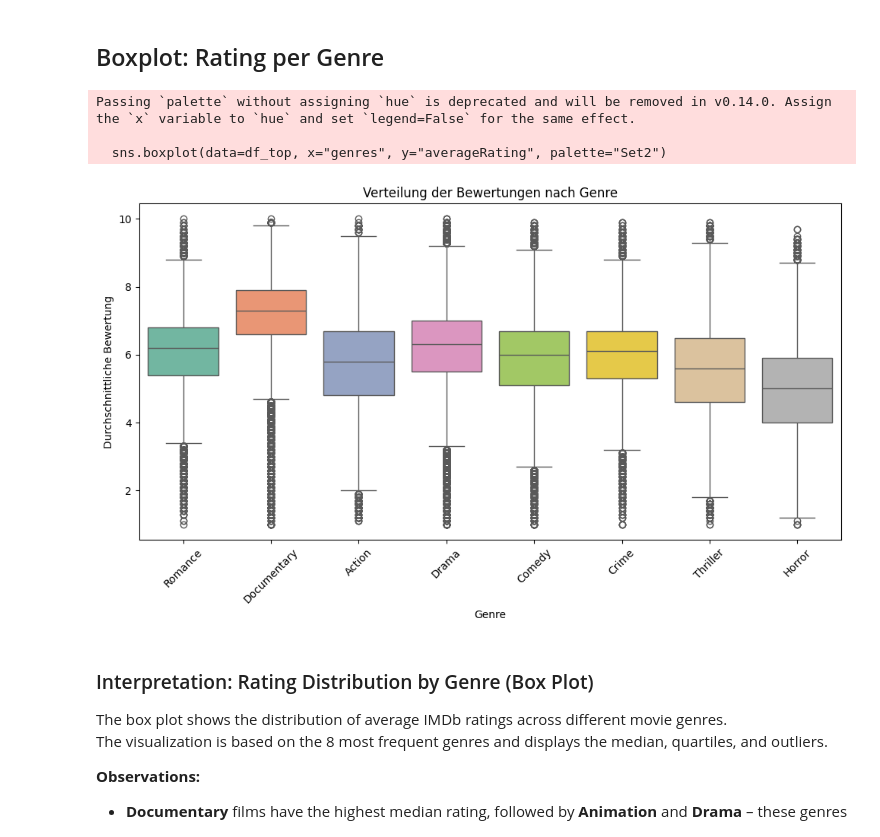
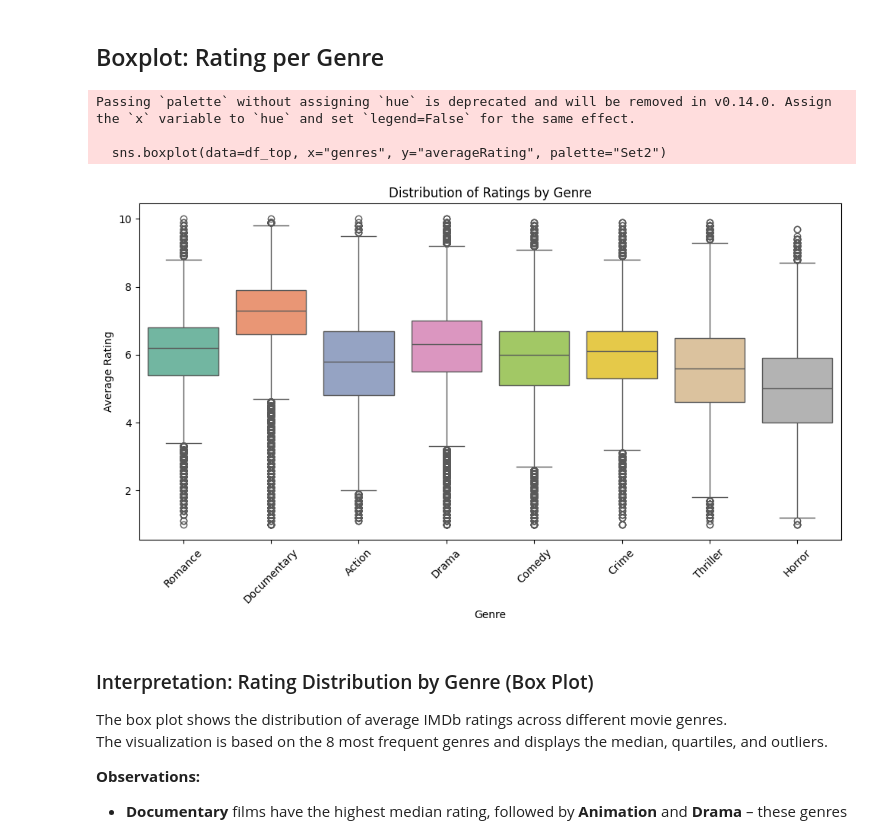
Before and after one commit to NBogo/python_filmanalyse, a Jupyter notebook: notebooks/02_visualisierung_statistik.ipynb, the cells around one changed output. Saved outputs shown, nothing was run; the diff lists cells and outputs as text; code cells hidden in the pictures.

```diff
--- a/notebooks/02_visualisierung_statistik.ipynb
+++ b/notebooks/02_visualisierung_statistik.ipynb
@@ -137,32 +135,32 @@ This may reflect both production realities and user interests.
 # %%
 import pandas as pd
 import seaborn as sns
 import matplotlib.pyplot as plt
 
-# Genre-Spalte aufteilen, falls sie noch kommasepariert ist
+# Split the 'genres' column if comma-separated
 df_exploded = df.copy()
 df_exploded = df_exploded.dropna(subset=["genres"])
 df_exploded["genres"] = df_exploded["genres"].str.split(",")
 df_exploded = df_exploded.explode("genres")
 
-# Optional: Nur häufige Genres verwenden
+# Optionally: focus on most common genres
 top_genres = df_exploded["genres"].value_counts().head(8).index
 df_top = df_exploded[df_exploded["genres"].isin(top_genres)]
 
-# Boxplot zeichnen
+# Draw boxplot
 plt.figure(figsize=(10, 6))
 sns.boxplot(data=df_top, x="genres", y="averageRating", palette="Set2")
-plt.title("Verteilung der Bewertungen nach Genre")
+plt.title("Distribution of Ratings by Genre")
 plt.xlabel("Genre")
-plt.ylabel("Durchschnittliche Bewertung")
+plt.ylabel("Average Rating")
 plt.xticks(rotation=45)
 plt.tight_layout()
 plt.show()
 # %% [output]
 Passing `palette` without assigning `hue` is deprecated and will be removed in v0.14.0. Assign the `x` variable to `hue` and set `legend=False` for the same effect.
 
   sns.boxplot(data=df_top, x="genres", y="averageRating", palette="Set2")
-[figure, old version]
+[figure, new version]
 # %% [markdown]
 ### Interpretation: Rating Distribution by Genre (Box Plot)
 
```
Also changed, not shown: parts of 1 cell of this notebook, 6 other files.
